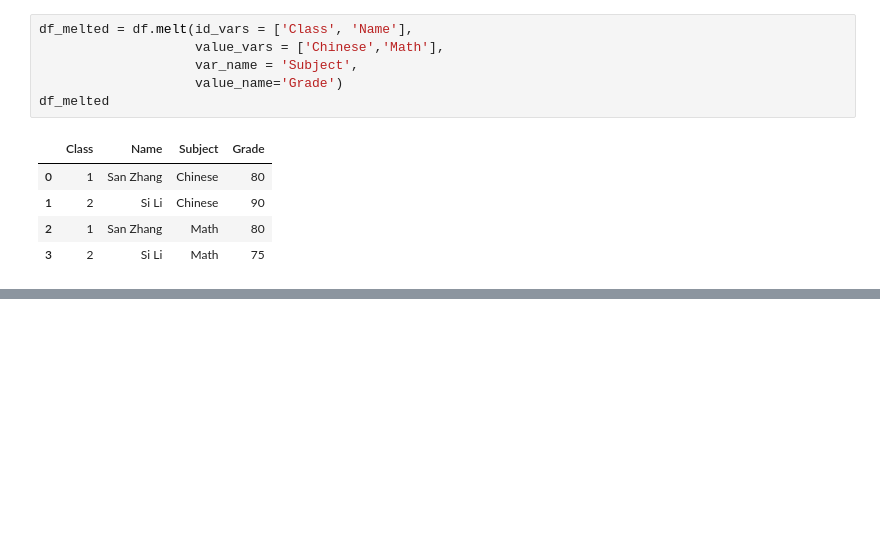
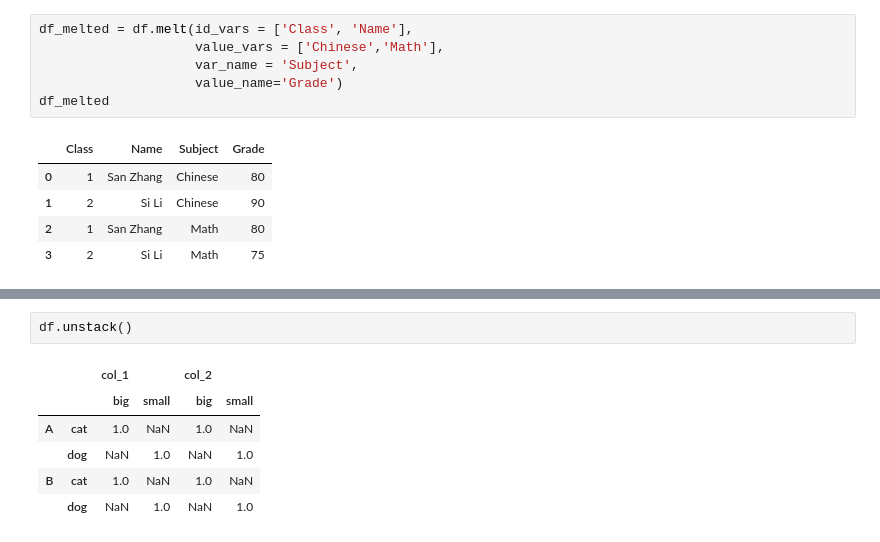
Before and after one commit to cgl-cgl/programming-learning, a Jupyter notebook: pandas/chap5.ipynb, the cells around one changed output, grey strips where cells are left out. Saved outputs shown, nothing was run; the diff lists cells and outputs as text; blank space fills up the shorter version.

```diff
--- a/pandas/chap5.ipynb
+++ b/pandas/chap5.ipynb
@@ -131,0 +187,9 @@ df_melted
+# %%
+df.unstack()
+# %% [output]
+|  |  | col_1 |  | col_2 |  |
+|  |  | big | small | big | small |
+| A | cat | 1.0 | NaN | 1.0 | NaN |
+|  | dog | NaN | 1.0 | NaN | 1.0 |
+| B | cat | 1.0 | NaN | 1.0 | NaN |
+|  | dog | NaN | 1.0 | NaN | 1.0 |
```
Also changed, not shown: parts of 16 cells of this notebook.
